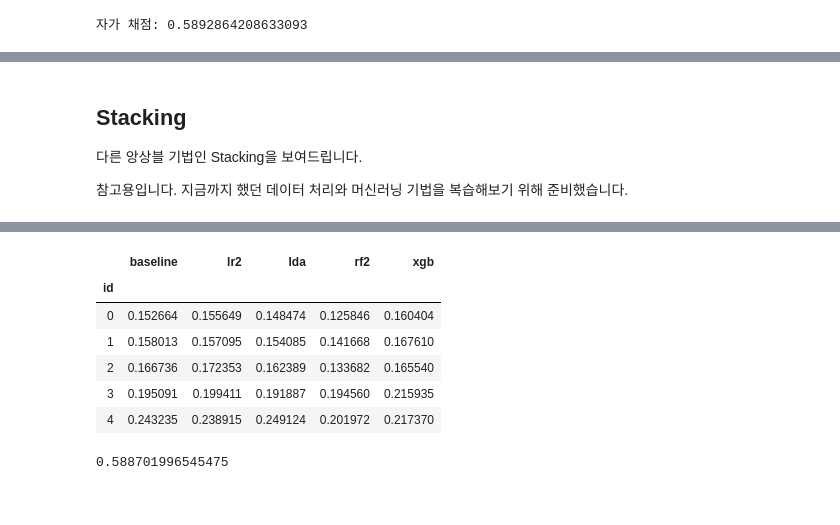
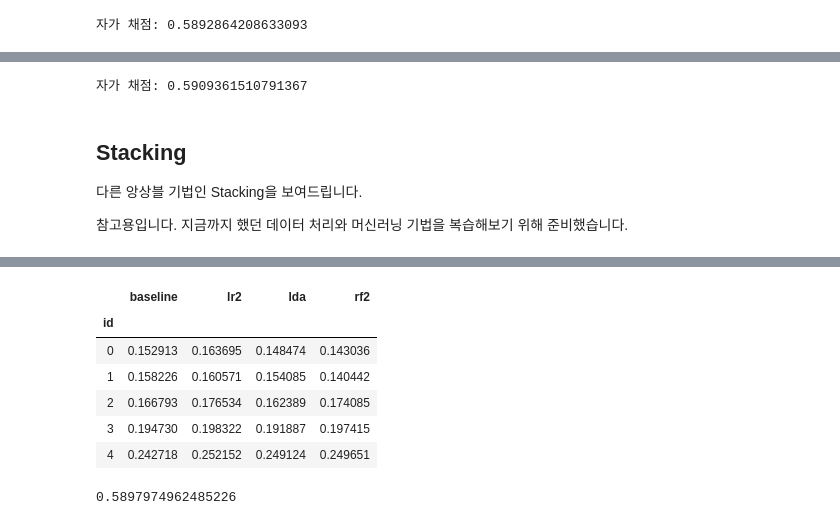
Before and after one commit to sunkusun9/DS_Lv3_2407, a Jupyter notebook: sec_ds_lv3_prob1_kaggle.ipynb, the cells around one changed output, grey strips where cells are left out. Cells and saved outputs as stored; diff of their text form; code cells hidden in the pictures.

```diff
--- a/sec_ds_lv3_prob1_kaggle.ipynb
+++ b/sec_ds_lv3_prob1_kaggle.ipynb
@@ -279,0 +275,10 @@ Valid: 0.58936±0.00377,  V.Train: 0.59190±0.00146
+# %%
+from sklearn.linear_model import LogisticRegression
+
+# Baseline: LR - SFS - ['loading', 'measurement_1', 'measurement_4', 'measurement_14', 'measurement_17', 'na_1']
+ct = ColumnTransformer([
+    ('std', StandardScaler(), ['loading', 'measurement_1', 'measurement_4', 'measurement_14', 'measurement_17']),
+    ('pt', 'passthrough', ['na_1'])
+])
+clf_lr = make_pipeline(ct, LogisticRegression(solver='lbfgs', C=0.03))
+eval_model('baseline', clf_lr)
@@ -287,7 +296,7 @@ print("자가 채점: {}".format(roc_auc_score(s_ans, prd)))
 from sklearn.decomposition import PCA
 
 ct = ColumnTransformer([
-    ('std_pca', StandardScaler(), ['measurement_{}'.format(i) for i in range(18)]), # TODO 7개의 주성분으로 변환하는 루틴을 추가합니다.
+    ('std_pca', make_pipeline(StandardScaler(), PCA(n_components=7)), ['measurement_{}'.format(i) for i in range(18)]), # 7개의 주성분으로 변환하는 루틴을 추가합니다.
     ('std', StandardScaler(), ['loading']),
     ('pt', 'passthrough', ['na_1'])
 ])
@@ -368,7 +392,7 @@ from sklearn.discriminant_analysis import LinearDiscriminantAnalysis
 from sklearn.ensemble import RandomForestClassifier
 
 ct = ColumnTransformer([
-    ('std_lda', 'passthrough', ['measurement_{}'.format(i) for i in range(18)]), # TODO: 표준화 + LDA 변환
+    ('std_lda', make_pipeline(StandardScaler(), LinearDiscriminantAnalysis()), ['measurement_{}'.format(i) for i in range(18)]), # 표준화 + LDA 변환
     ('pt', 'passthrough', ['loading', 'na_1', 'na_2'])# + ['measurement_{}'.format(i) for i in range(18)])
 ])
 clf_rf2 = make_pipeline(ct, RandomForestClassifier(
@@ -453,0 +463,16 @@ model_list = [
+# %%
+# Voting  을 직접해 봅니다.
+model_list = [
+    ('baseline', clf_lr), # LR + SFS
+    ('lr2', clf_lr2), # LR.2: LR + feature PCA
+    ('lda', clf_lda), # LDA
+    ('rf2', clf_rf2), # RF + LDA
+]
+
+df_vt = pd.concat([
+    pd.Series(
+        clf.fit(df_train[X_all], df_train['failure']).predict_proba(df_test[X_all])[:, 1],
+        index=df_test.index, name=name
+    ) for name, clf in model_list
+], axis=1)
+df_vt
@@ -454,3 +494,7 @@ model_list = [
+# %%
+print("자가 채점: {}".format(roc_auc_score(s_ans, df_vt.mean(axis=1))))
+# %% [output]
+자가 채점: 0.5909361510791367
 # %% [markdown]
 ## Stacking
 
@@ -465,44 +509,43 @@ model_list = [
 # %%
 # 1단계: Cross Validation 예측결과를 모아 메타 모델 학습을 위한 데이터셋을 만듭니다.
 
 # 메타 모델이 접하게되는 데이터는 1차 모델의 예측 결과 인데,
 # 일반화 성능을 높이려면 이 데이터의 분포가 학습하지 않았던 데이터의 분포와 비슷해야 합니다.
 # 학습에 사용되지 않았던 겹외셋의 예측 결과 사용하여,
 # 이렇게 데이터의 분포를 실제 예측시의 분포와 최대한 유사하게 해줍니다.
 from sklearn.model_selection import cross_val_predict
 model_list = [
     ('baseline', clf_lr), # LR + SFS
     ('lr2', clf_lr2), # LR.2: LR + feature PCA
     ('lda', clf_lda), # LDA
     ('rf2', clf_rf2), # RF + LDA
-    ('xgb', clf_xgb), # XGB
 ]
 # 메타모델을 위한 학습셋을 만듭니다.
 # cross_val_predict는 교차검증의 예측 결과를 입력 변수의 순서에 맞게 제공합니다.
 df_cv = pd.concat([
     pd.Series(
         cross_val_predict(
             clf, df_train[X_all], df_train['failure'], groups=df_train['product_code'], cv=gcv, method='predict_proba'
         )[:, 1],
         index=df_train.index, name=model_name
     )
     for model_name, clf in model_list
 ], axis=1)
 df_cv.head()
 # %% [output]
-|  | baseline | lr2 | lda | rf2 | xgb |
-| id |  |  |  |  |  |
-| 0 | 0.152664 | 0.155649 | 0.148474 | 0.125846 | 0.160404 |
-| 1 | 0.158013 | 0.157095 | 0.154085 | 0.141668 | 0.167610 |
-| 2 | 0.166736 | 0.172353 | 0.162389 | 0.133682 | 0.165540 |
-| 3 | 0.195091 | 0.199411 | 0.191887 | 0.194560 | 0.215935 |
-| 4 | 0.243235 | 0.238915 | 0.249124 | 0.201972 | 0.217370 |
+|  | baseline | lr2 | lda | rf2 |
+| id |  |  |  |  |
+| 0 | 0.152913 | 0.163695 | 0.148474 | 0.143036 |
+| 1 | 0.158226 | 0.160571 | 0.154085 | 0.140442 |
+| 2 | 0.166793 | 0.176534 | 0.162389 | 0.174085 |
+| 3 | 0.194730 | 0.198322 | 0.191887 | 0.197415 |
+| 4 | 0.242718 | 0.252152 | 0.249124 | 0.249651 |
 # %%
 # 메타 모델을 검증을 해봅니다.
 from sklearn.linear_model import LogisticRegression
 from sklearn.model_selection import cross_val_score
 clf_meta_lr = LogisticRegression(solver='lbfgs')
-X_stk = ['baseline', 'lr2', 'lda', 'rf2', 'xgb']
+X_stk = ['baseline', 'lr2', 'lda', 'rf2']
 np.mean(
     cross_val_score(
         clf_meta_lr, df_cv[X_stk], df_train['failure'],
@@ -510,7 +553,7 @@ np.mean(
     )
 )
 # %% [output]
-0.588701996545475
+0.5897974962485226
 # %%
 # 2단계 메타 모델을 학습 시키고, 예측해 봅니다.
 
```
Also changed, not shown: parts of 22 cells of this notebook.
